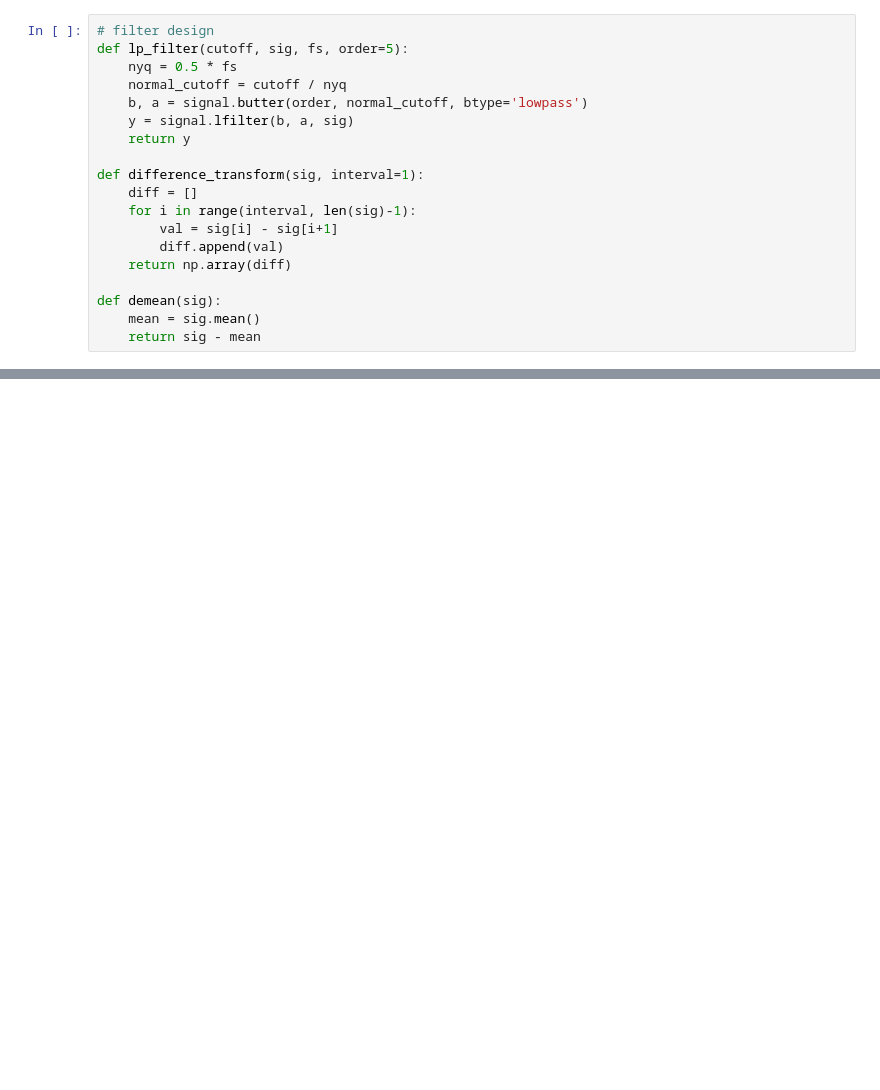
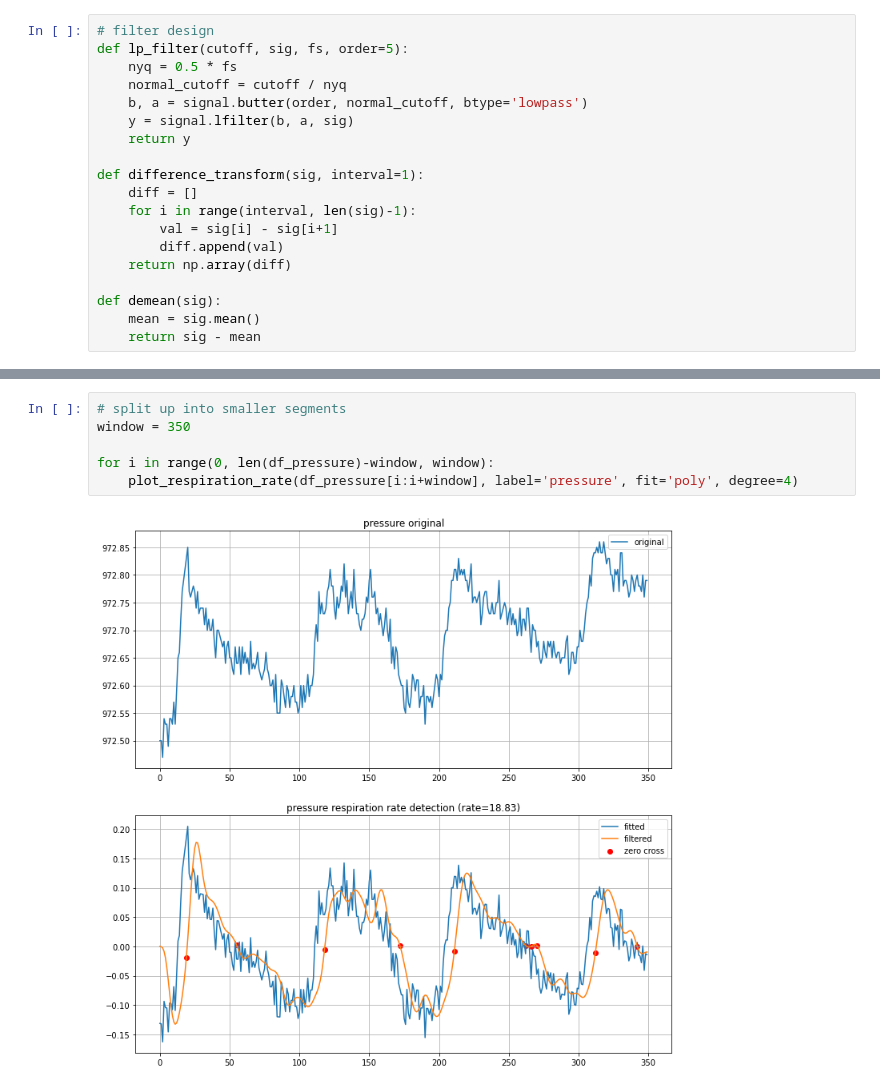
Before and after one commit to ka-moamoa/facebit-ios, a Jupyter notebook: data-exploration/respiration_rate.ipynb, the cells around one changed output, grey strips where cells are left out. Drawn from its saved outputs; the diff is of its cells as text; blank space fills up the shorter version.

```diff
--- a/data-exploration/respiration_rate.ipynb
+++ b/data-exploration/respiration_rate.ipynb
@@ -141,0 +172,8 @@ respiration_rate: 17.40644038294169
+# %%
+# split up into smaller segments
+window = 350
+
+for i in range(0, len(df_pressure)-window, window):
+    plot_respiration_rate(df_pressure[i:i+window], label='pressure', fit='poly', degree=4)
+# %% [output]
+[figure, added]
```
Also changed, not shown: parts of 11 cells of this notebook.
